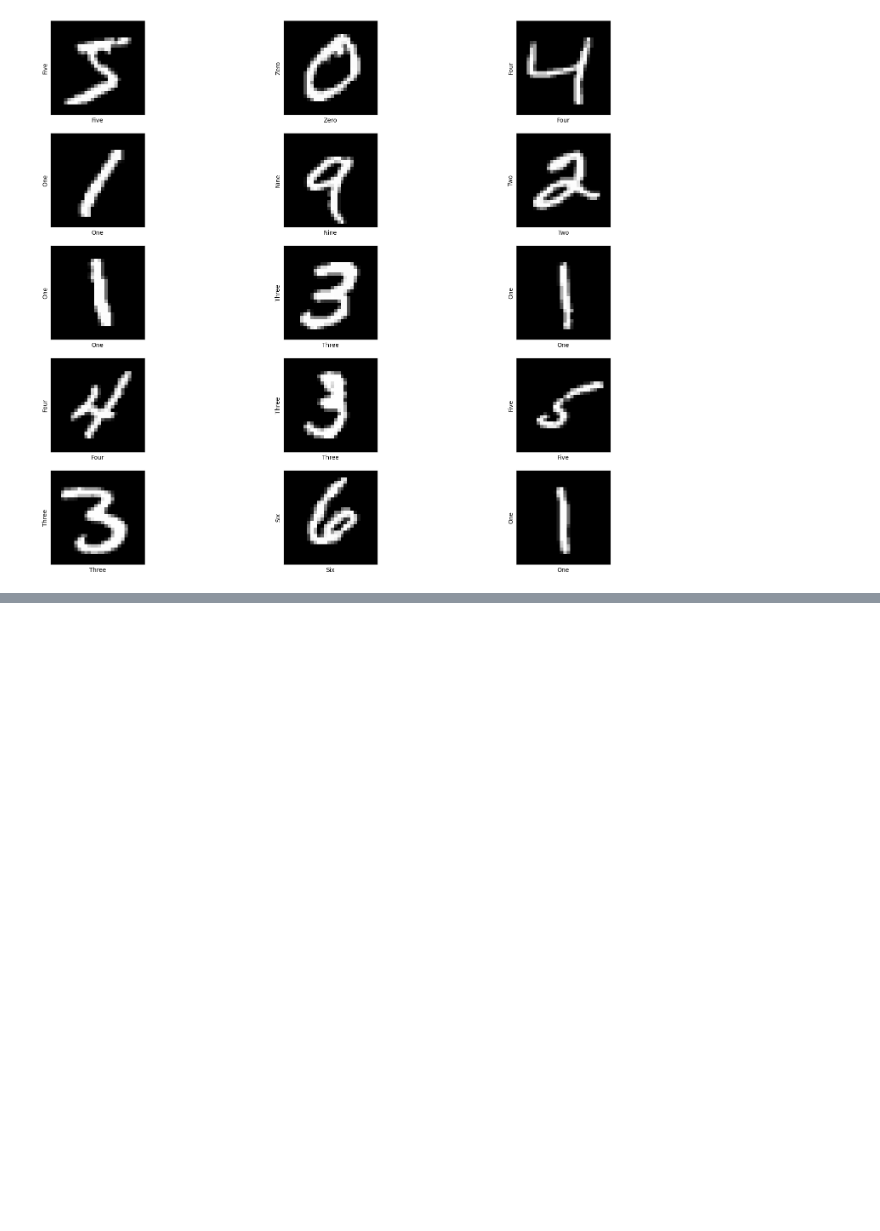
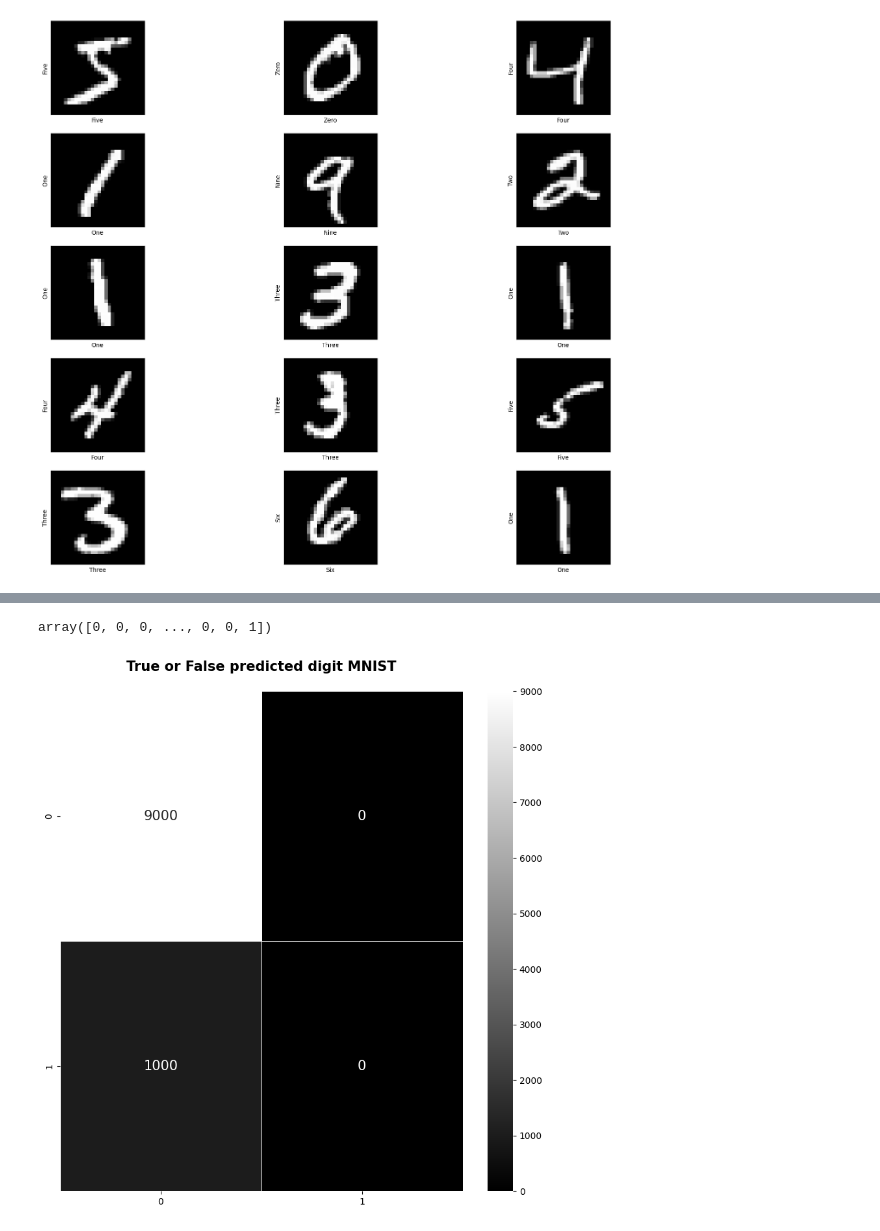
Before and after one commit to JeyPrabakaran/Deep_Learning, a Jupyter notebook: ANN_Digit.ipynb, the cells around one changed output, grey strips where cells are left out. Saved outputs shown, nothing was run; the diff lists cells and outputs as text; code cells hidden in the pictures; blank space fills up the shorter version.

```diff
--- a/ANN_Digit.ipynb
+++ b/ANN_Digit.ipynb
@@ -185,0 +300,4 @@ plt.show()
+# %%
+# Assuming y_train_digit and y_test_digit have been incorrectly extended:
+y_train_digit = y_train_digit[:60000]  # Get first 60,000 samples
+y_test_digit = y_test_digit[:10000]  # Get first 10,000 samples
@@ -185,0 +310,2 @@ plt.show()
+# %%
+history = model.fit(X_train_digit, y_train_digit, batch_size=100, epochs=10, validation_data=(X_test_digit, y_test_digit))
@@ -185,0 +341,3 @@ plt.show()
+# %%
+#Predicting the labels-DIGIT
+y_predict = model.predict(X_test_digit)
@@ -185,0 +352,3 @@ plt.show()
+# %%
+y_predicts=np.argmax(y_predict, axis=1) # Here we get the index of maximum value in the encoded vector
+y_test_digit_eval=np.argmax(y_test_digit, axis=1)
@@ -185,0 +381,17 @@ plt.show()
+# %%
+y_test_digit_eval
+# %% [output]
+array([0, 0, 0, ..., 0, 0, 1])
+# %%
+#Confusion matrix for Digit MNIST
+con_mat=confusion_matrix(y_test_digit_eval,y_predicts)
+#plt.style.use('seaborn-deep')
+#plt.style.use('Solarize_Light2')  # Or any other available style
+#plt.style.use('seaborn-v0_8-deep')
+plt.style.use('default')
+plt.figure(figsize=(10,10))
+sns.heatmap(con_mat,annot=True,annot_kws={'size': 15},linewidths=0.5,fmt="d",cmap="gray")
+plt.title('True or False predicted digit MNIST\n',fontweight='bold',fontsize=15)
+plt.show()
+# %% [output]
+[figure, added]
```
Also changed, not shown: parts of 44 cells of this notebook.
